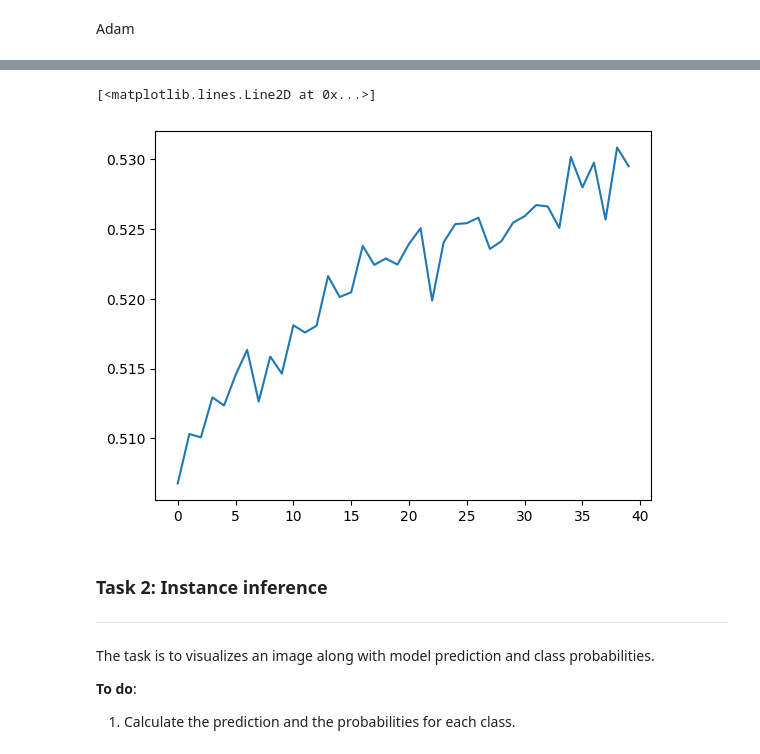
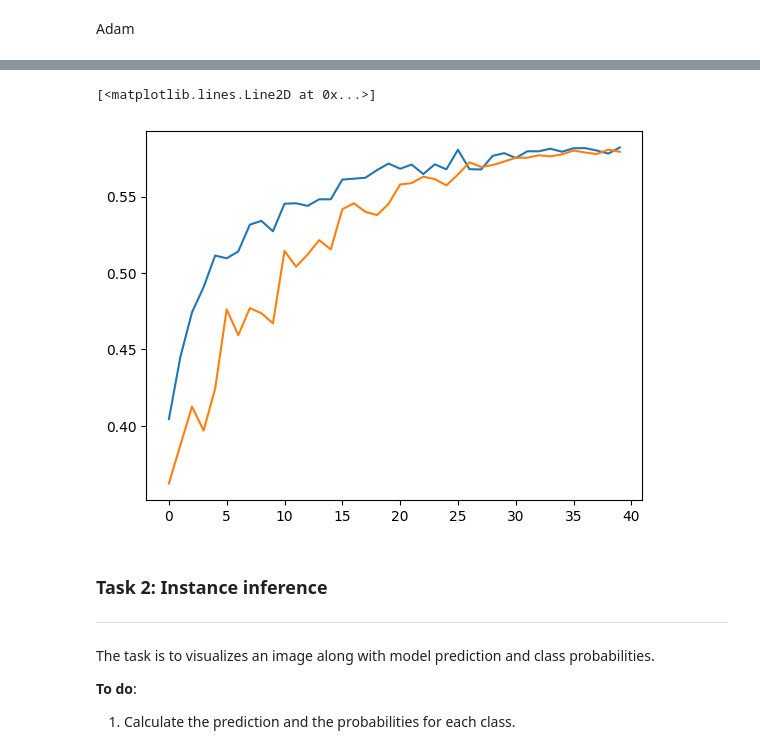
Before and after one commit to SustechSTA303/STA303-Exercise02, a Jupyter notebook: exercise_02.ipynb, the cells around one changed output, grey strips where cells are left out. Drawn from its saved outputs; the diff is of its cells as text; code cells hidden in the pictures.

```diff
--- a/exercise_02.ipynb
+++ b/exercise_02.ipynb
@@ -377,2 +377,5 @@ Test Loss: 0.0063 Acc: 0.5460
 # %% [markdown]
 Adam
+# %%
+model = ConvNet()
+model.to(device)
@@ -515,8 +526,9 @@ Test Loss: 0.0062 Acc: 0.5616
-# %%
-plt.plot(training_acc_Adam)
-# %% [output]
-[<matplotlib.lines.Line2D at 0x...>]
-[figure, removed]
+# %%
+plt.plot(testing_acc_Adam)
+plt.plot(testing_acc_SGD)
+# %% [output]
+[<matplotlib.lines.Line2D at 0x...>]
+[figure, added]
 # %%
 df = pd.DataFrame({
     "training_loss_SGD":training_loss_SGD,
```
Also changed, not shown: parts of 5 cells of this notebook, 4 other files.
